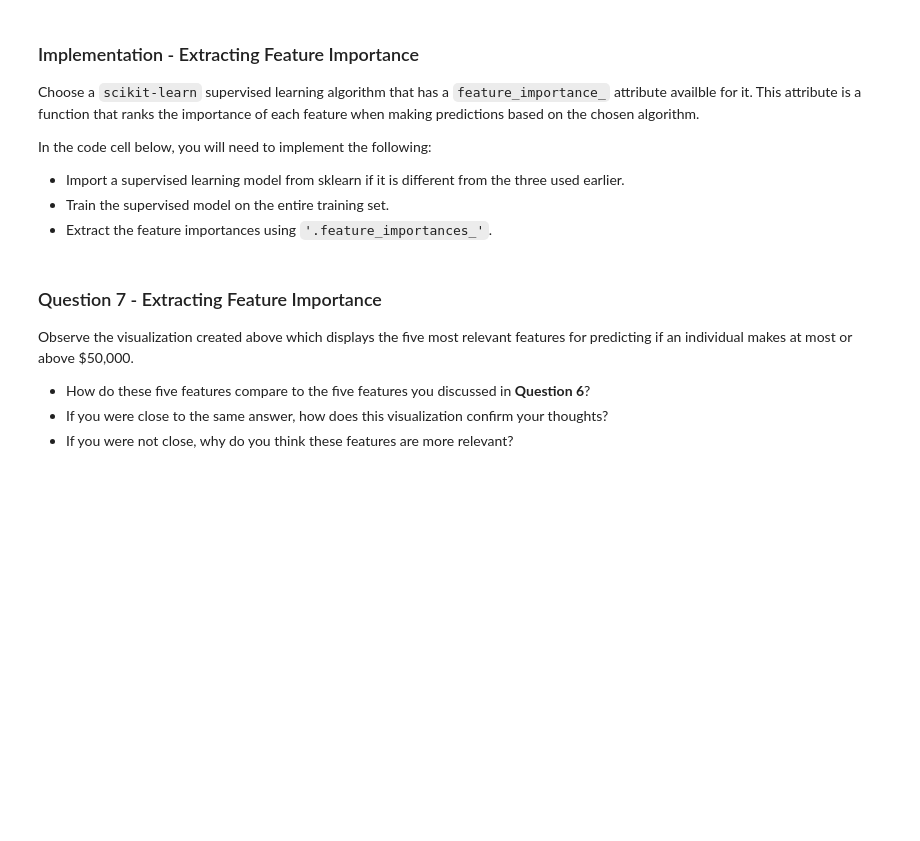
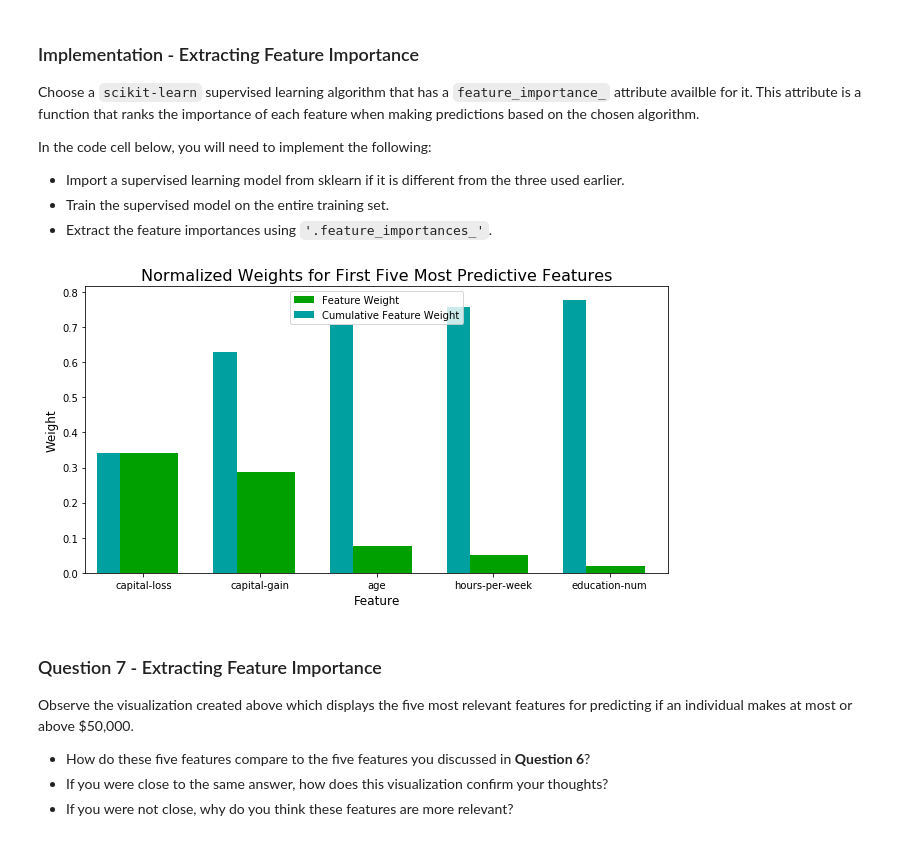
Before and after one commit to ismith1024/Udacity-Supervised-Learning-Project, a Jupyter notebook: finding_donors.ipynb, the cells around one changed output. Drawn from its saved outputs; the diff is of its cells as text; code cells hidden in the pictures; blank space fills up the shorter version.

Commit message:
Extracting feature importance

```diff
--- a/finding_donors.ipynb
+++ b/finding_donors.ipynb
@@ -708,16 +708,18 @@ In the code cell below, you will need to implement the following:
  - Extract the feature importances using `'.feature_importances_'`.
 # %%
 # TODO: Import a supervised learning model that has 'feature_importances_'
+#Already done --  I will be re-using the optimal Adaboost classifier from Q4
 
-
-# TODO: Train the supervised model on the training set using .fit(X_train, y_train)
-model = None
+# Train the supervised model on the training set using .fit(X_train, y_train)
+model = best_clf
 
 # TODO: Extract the feature importances using .feature_importances_
-importances = None
+importances = model.feature_importances_
 
 # Plot
 vs.feature_plot(importances, X_train, y_train)
+# %% [output]
+[figure, added]
 # %% [markdown]
 ### Question 7 - Extracting Feature Importance
 
```
Also changed, not shown: parts of 3 cells of this notebook.
